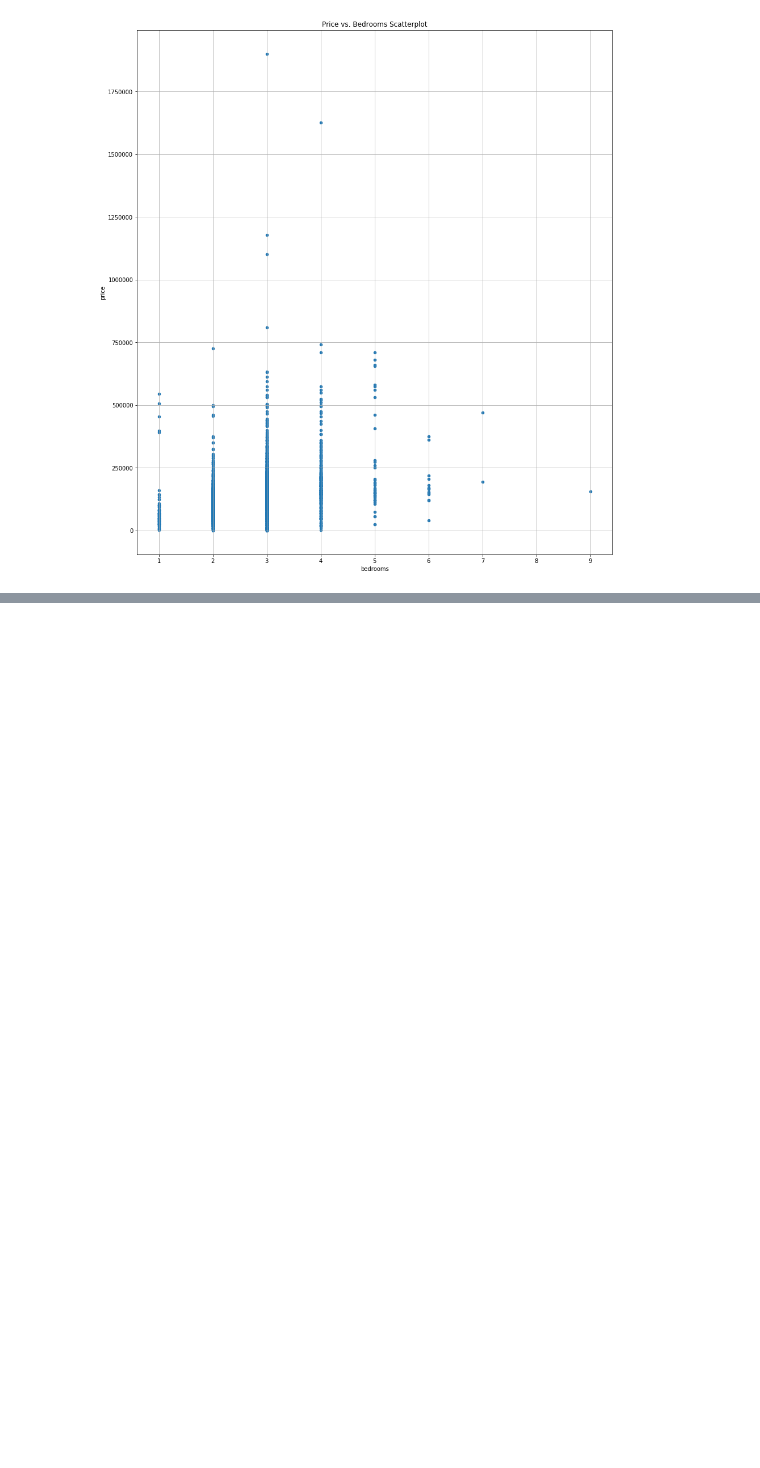
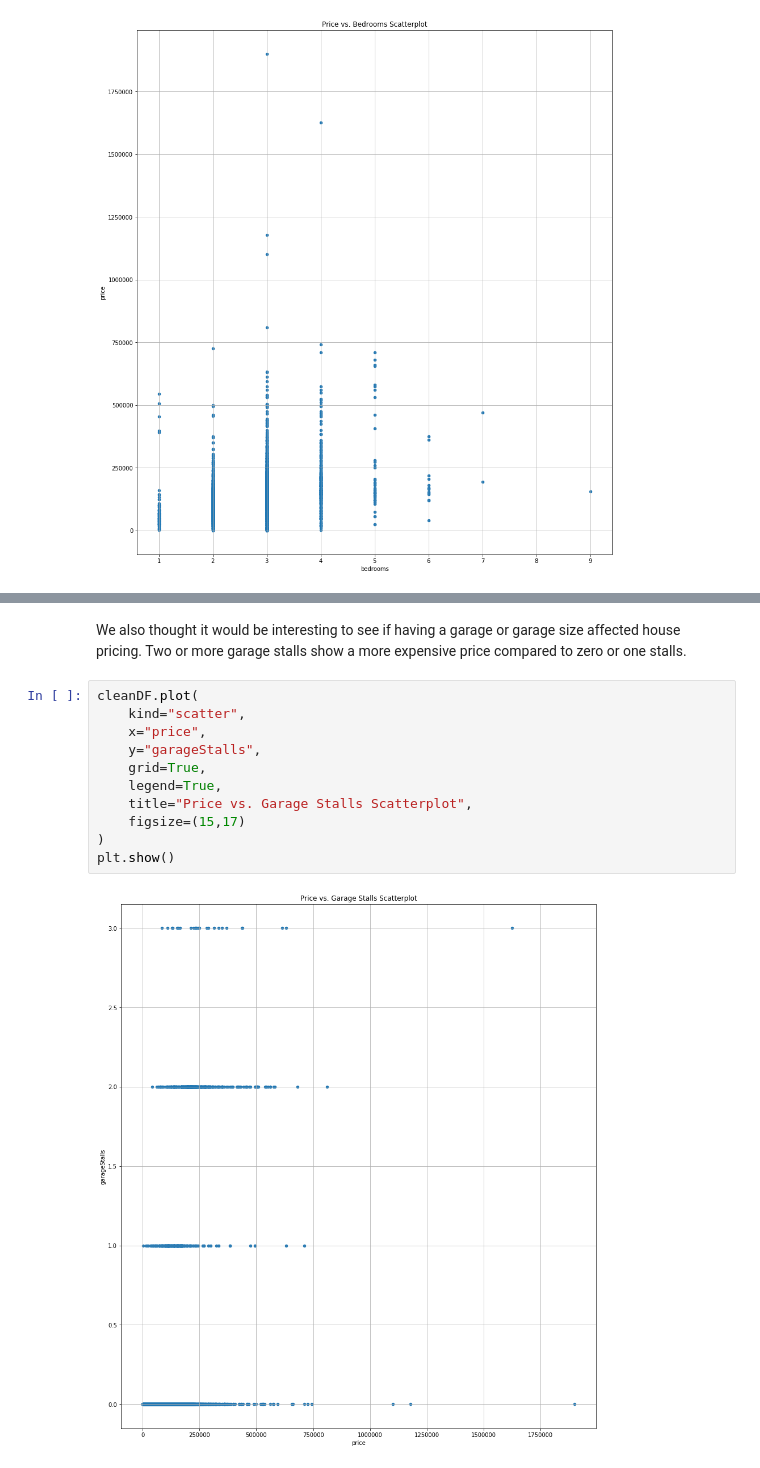
Before and after one commit to HansonMichaelR/PythonGroupProject, a Jupyter notebook: PurpleCobrasGroupProject.ipynb, the cells around one changed output, grey strips where cells are left out. Drawn from its saved outputs; the diff is of its cells as text; blank space fills up the shorter version.

```diff
--- a/PurpleCobrasGroupProject.ipynb
+++ b/PurpleCobrasGroupProject.ipynb
@@ -277,0 +310,15 @@ plt.show()
+# %% [markdown]
+We also thought it would be interesting to see if having a garage or garage size affected house pricing. Two or more garage stalls show a more expensive price compared to zero or one stalls.
+# %%
+cleanDF.plot(
+    kind="scatter",
+    x="price",
+    y="garageStalls",
+    grid=True,
+    legend=True,
+    title="Price vs. Garage Stalls Scatterplot",
+    figsize=(15,17)
+)
+plt.show()
+# %% [output]
+[figure, added]
```
Also changed, not shown: parts of 16 cells of this notebook.
